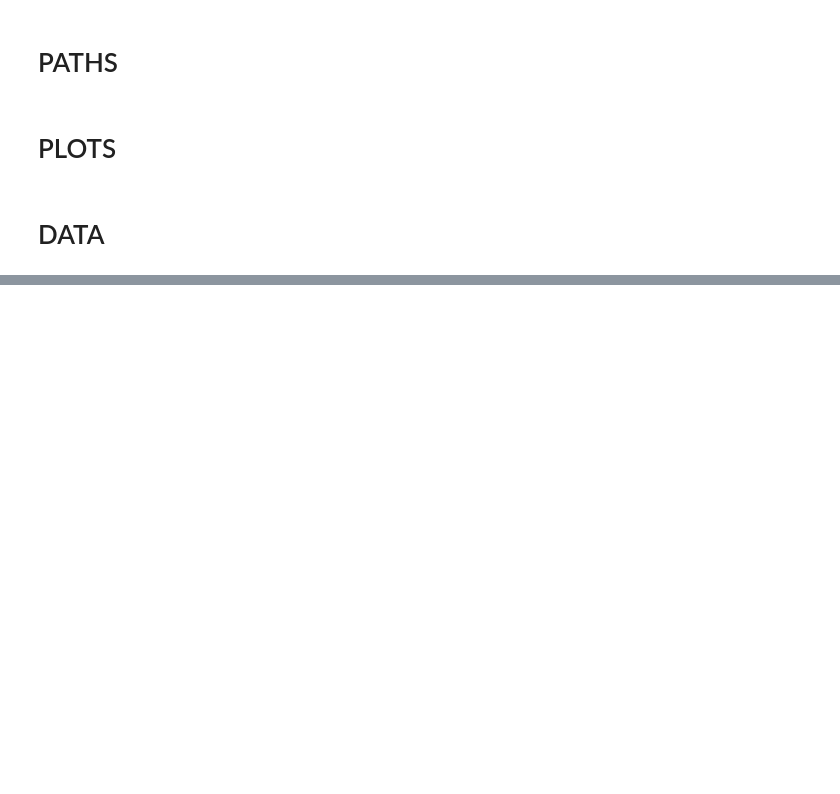
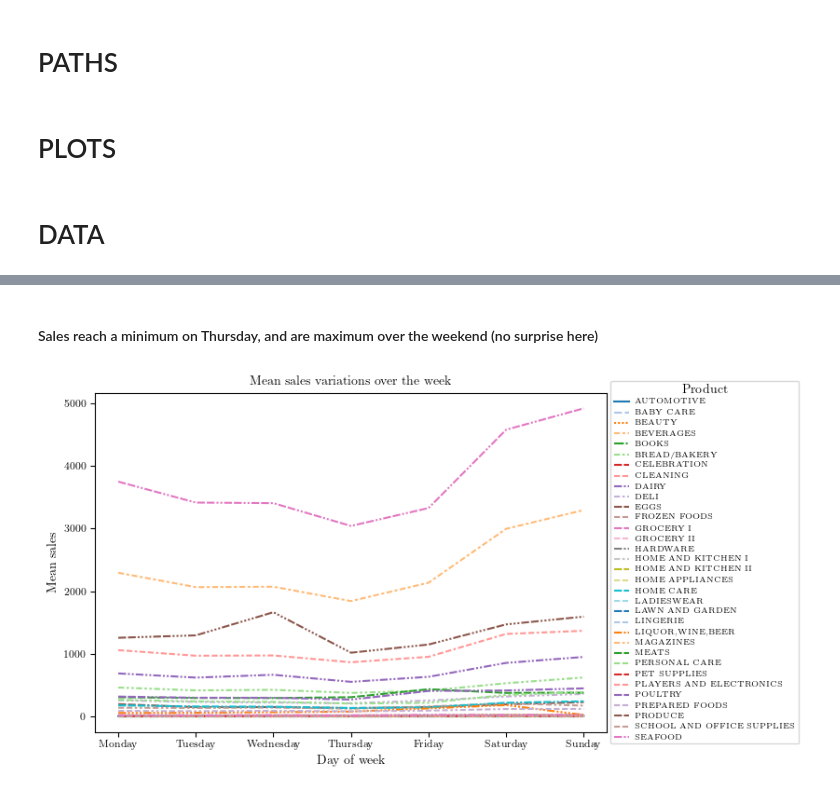
Before and after one commit to bertlem/kaggle-store-sales-ts-forecasting, a Jupyter notebook: data_exploration.ipynb, the cells around one changed output, grey strips where cells are left out. Drawn from its saved outputs; the diff is of its cells as text; code cells hidden in the pictures; blank space fills up the shorter version.

```diff
--- a/data_exploration.ipynb
+++ b/data_exploration.ipynb
@@ -231,0 +236,8 @@ data
+# %% [markdown]
+#### Sales reach a minimum on Thursday, and are maximum over the weekend (no surprise here)
+# %%
+# product sales vs day of week
+weekly_mean_plot(data, 'family', 'sales', r'Day of week', r'Mean sales', r'Mean sales variations over the week', \
+                 r'Product', path_plots, 'weekly_mean_sales_per_product.pdf', cm)
+# %% [output]
+[figure, added]
```
Also changed, not shown: parts of 54 cells of this notebook, 12 other files.
